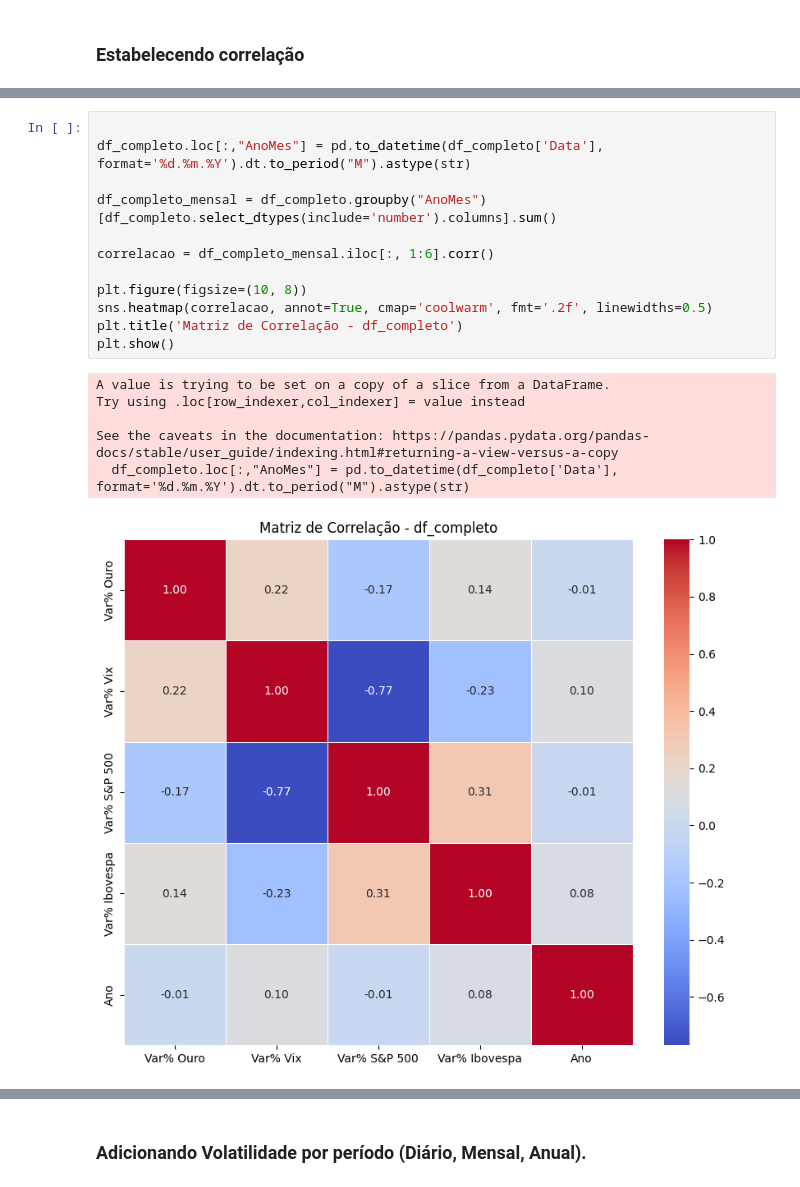
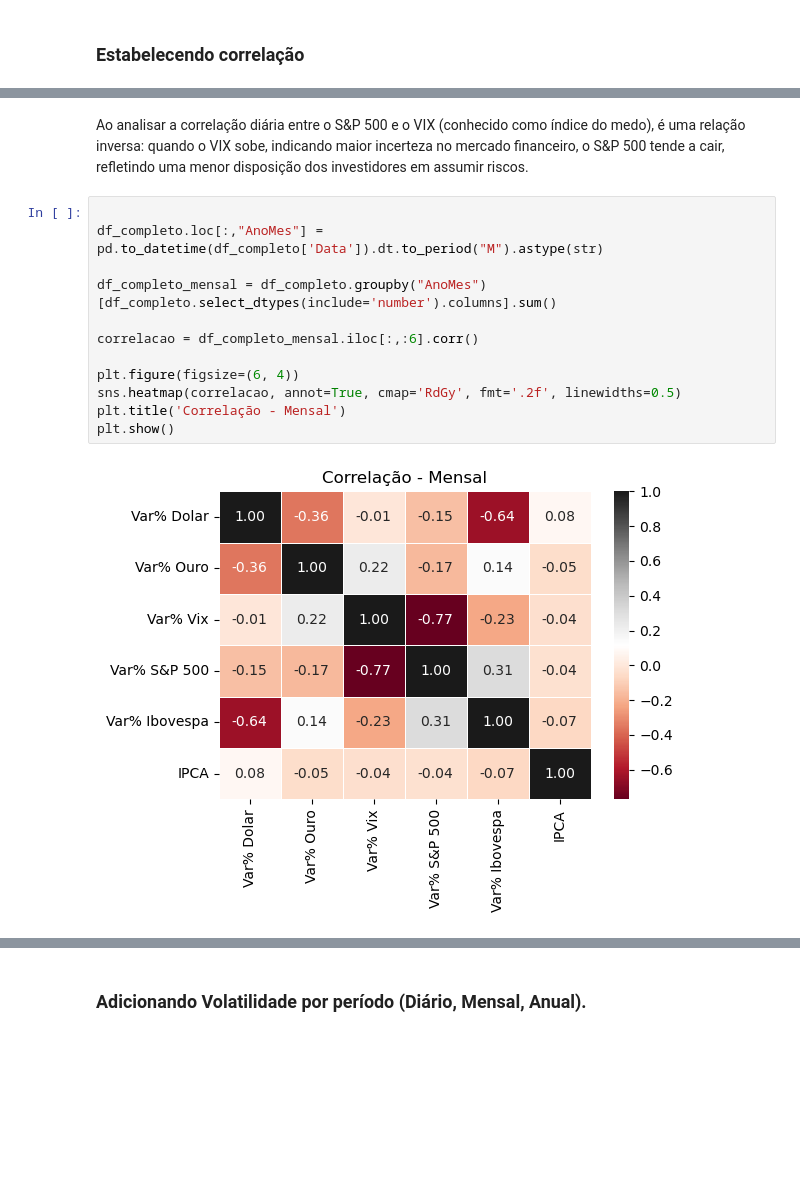
Before and after one commit to Ramon09-m/DESAFIO-ESTAGIO, a Jupyter notebook: riscos.ipynb, the cells around one changed output, grey strips where cells are left out. Drawn from its saved outputs; the diff is of its cells as text; blank space fills up the shorter version.

```diff
--- a/riscos.ipynb
+++ b/riscos.ipynb
@@ -71,21 +95,18 @@ plt.show()
-# %%
-
-df_completo.loc[:,"AnoMes"] = pd.to_datetime(df_completo['Data'], format='%d.%m.%Y').dt.to_period("M").astype(str)
-
-df_completo_mensal = df_completo.groupby("AnoMes")[df_completo.select_dtypes(include='number').columns].sum()
-
-correlacao = df_completo_mensal.iloc[:, 1:6].corr()
-
-plt.figure(figsize=(10, 8))
-sns.heatmap(correlacao, annot=True, cmap='coolwarm', fmt='.2f', linewidths=0.5)
-plt.title('Matriz de Correlação - df_completo')
-plt.show()
-# %% [output]
-A value is trying to be set on a copy of a slice from a DataFrame.
-Try using .loc[row_indexer,col_indexer] = value instead
-
-See the caveats in the documentation: https://pandas.pydata.org/pandas-docs/stable/user_guide/indexing.html#returning-a-view-versus-a-copy
-  df_completo.loc[:,"AnoMes"] = pd.to_datetime(df_completo['Data'], format='%d.%m.%Y').dt.to_period("M").astype(str)
-[figure, removed]
+# %% [markdown]
+Ao analisar a correlação diária entre o S&P 500 e o VIX (conhecido como índice do medo), é uma relação inversa: quando o VIX sobe, indicando maior incerteza no mercado financeiro, o S&P 500 tende a cair, refletindo uma menor disposição dos investidores em assumir riscos.
+# %%
+
+df_completo.loc[:,"AnoMes"] = pd.to_datetime(df_completo['Data']).dt.to_period("M").astype(str)
+
+df_completo_mensal = df_completo.groupby("AnoMes")[df_completo.select_dtypes(include='number').columns].sum()
+
+correlacao = df_completo_mensal.iloc[:,:6].corr()
+
+plt.figure(figsize=(6, 4))
+sns.heatmap(correlacao, annot=True, cmap='RdGy', fmt='.2f', linewidths=0.5)
+plt.title('Correlação - Mensal')
+plt.show()
+# %% [output]
+[figure, added]
 # %%
 
```
Also changed, not shown: parts of 37 cells of this notebook, 10 other files.
